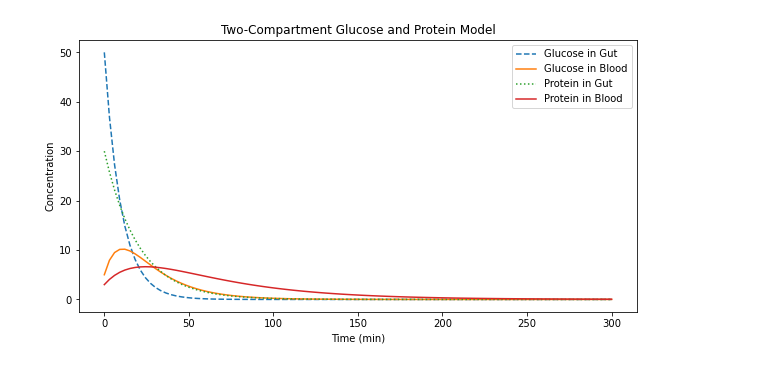
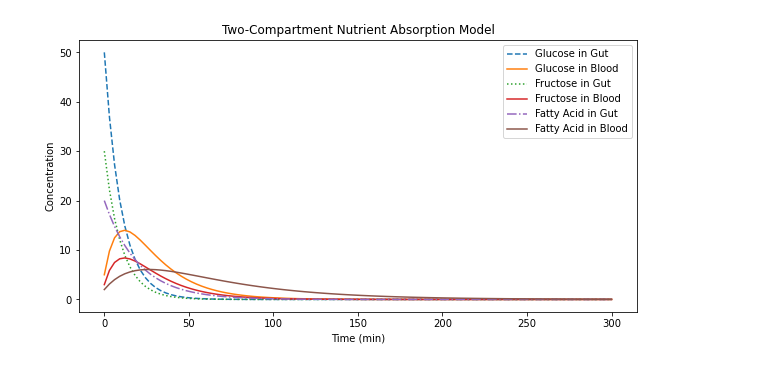
Before and after one commit to vivek-booshan/pkpd, a Jupyter notebook: food_metabolism/GI Tract.ipynb, the cells around one changed output. Drawn from its saved outputs; the diff is of its cells as text; code cells hidden in the pictures.

```diff
--- a/food_metabolism/GI Tract.ipynb
+++ b/food_metabolism/GI Tract.ipynb
@@ -59,54 +12,86 @@ class GlucoseModelParams:
     V_blood: float  # Volume of blood compartment (L)
 
 @dataclass
-class ProteinModelParams:
+class FructoseModelParams:
     k_abs: float  # Absorption rate constant (1/min)
     k_clear: float  # Clearance rate constant (1/min)
     V_gut: float  # Volume of gut compartment (L)
     V_blood: float  # Volume of blood compartment (L)
 
+@dataclass
+class FattyAcidModelParams:
+    k_abs: float  # Absorption rate constant (1/min)
+    k_clear: float  # Clearance rate constant (1/min)
+    V_gut: float  # Volume of gut compartment (L)
+    V_blood: float  # Volume of blood compartment (L)
+
+"""@dataclass
+class ProteinModelParams:
+    k_abs: float  # Absorption rate constant (1/min)
+    k_clear: float  # Clearance rate constant (1/min)
+    V_gut: float  # Volume of gut compartment (L)
+    V_blood: float  # Volume of blood compartment (L)"""
+
 def glucose_two_compartment(t, y, params):
     G_gut, G_blood = y
-
-    dG_gut_dt = -(params.k_abs * G_gut * params.V_gut)/params.V_gut
-    dG_blood_dt = ((params.k_abs * G_gut * params.V_gut) - (params.k_clear * G_blood * params.V_blood))/params.V_blood
-
+    dG_gut_dt = -(params.k_abs * G_gut * params.V_gut) / params.V_gut
+    dG_blood_dt = ((params.k_abs * G_gut * params.V_gut) - (params.k_clear * G_blood * params.V_blood)) / params.V_blood
     return [dG_gut_dt, dG_blood_dt]
 
-def protein_two_compartment(t, y, params):
+def fructose_two_compartment(t, y, params):
+    F_gut, F_blood = y
+    dF_gut_dt = -(params.k_abs * F_gut * params.V_gut) / params.V_gut
+    dF_blood_dt = ((params.k_abs * F_gut * params.V_gut) - (params.k_clear * F_blood * params.V_blood)) / params.V_blood
+    return [dF_gut_dt, dF_blood_dt]
+
+def fatty_acid_two_compartment(t, y, params):
+    FA_gut, FA_blood = y
+    dFA_gut_dt = -(params.k_abs * FA_gut * params.V_gut) / params.V_gut
+    dFA_blood_dt = ((params.k_abs * FA_gut * params.V_gut) - (params.k_clear * FA_blood * params.V_blood)) / params.V_blood
+    return [dFA_gut_dt, dFA_blood_dt]
+
+"""def protein_two_compartment(t, y, params):
     P_gut, P_blood = y
-
-    dP_gut_dt = -(params.k_abs * P_gut * params.V_gut)/params.V_gut
-    dP_blood_dt = ((params.k_abs * P_gut * params.V_gut) - (params.k_clear * P_blood * params.V_blood))/params.V_blood
-
+    dP_gut_dt = -(params.k_abs * P_gut * params.V_gut) / params.V_gut
+    dP_blood_dt = ((params.k_abs * P_gut * params.V_gut) - (params.k_clear * P_blood * params.V_blood)) / params.V_blood
     return [dP_gut_dt, dP_blood_dt]
-
+"""
 # Define parameters
-glucose_params = GlucoseModelParams(k_abs=0.1, k_clear=0.05, V_gut=1.5, V_blood=5.0)
-protein_params = ProteinModelParams(k_abs=0.05, k_clear=0.02, V_gut=1.5, V_blood=5.0)
+glucose_params = GlucoseModelParams(k_abs=0.1, k_clear=0.05, V_gut=1.25, V_blood=2.75)
+fructose_params = FructoseModelParams(k_abs=0.1, k_clear=0.05, V_gut=1.25, V_blood=2.75)
+fatty_acid_params = FattyAcidModelParams(k_abs=0.05, k_clear=0.02, V_gut=1.25, V_blood=2.75)
+protein_params = ProteinModelParams(k_abs=0.08, k_clear=0.03, V_gut=1.25, V_blood=52.75)
 
 # Initial conditions
 glucose_y0 = [50, 5]  # Glucose in gut and blood (mmol)
-protein_y0 = [30, 3]  # Protein in gut and blood (arbitrary units)
+fructose_y0 = [30, 3]  # Fructose in gut and blood (mmol)
+fatty_acid_y0 = [20, 2]  # Fatty acid in gut and blood (mmol)
+#protein_y0 = [40, 4]  # Protein in gut and blood (mmol)
 
 # Time span for simulation
 t_span = (0, 300)
 t_eval = np.linspace(*t_span, 100)
 
 # Solve ODEs
 glucose_solution = solve_ivp(glucose_two_compartment, t_span, glucose_y0, t_eval=t_eval, args=(glucose_params,))
-protein_solution = solve_ivp(protein_two_compartment, t_span, protein_y0, t_eval=t_eval, args=(protein_params,))
+fructose_solution = solve_ivp(fructose_two_compartment, t_span, fructose_y0, t_eval=t_eval, args=(fructose_params,))
+fatty_acid_solution = solve_ivp(fatty_acid_two_compartment, t_span, fatty_acid_y0, t_eval=t_eval, args=(fatty_acid_params,))
+#protein_solution = solve_ivp(protein_two_compartment, t_span, protein_y0, t_eval=t_eval, args=(protein_params,))
 
 # Plot results
 plt.figure(figsize=(10, 5))
 plt.plot(glucose_solution.t, glucose_solution.y[0], label='Glucose in Gut', linestyle='dashed')
 plt.plot(glucose_solution.t, glucose_solution.y[1], label='Glucose in Blood')
-plt.plot(protein_solution.t, protein_solution.y[0], label='Protein in Gut', linestyle='dotted')
-plt.plot(protein_solution.t, protein_solution.y[1], label='Protein in Blood')
+plt.plot(fructose_solution.t, fructose_solution.y[0], label='Fructose in Gut', linestyle='dotted')
+plt.plot(fructose_solution.t, fructose_solution.y[1], label='Fructose in Blood')
+plt.plot(fatty_acid_solution.t, fatty_acid_solution.y[0], label='Fatty Acid in Gut', linestyle='dashdot')
+plt.plot(fatty_acid_solution.t, fatty_acid_solution.y[1], label='Fatty Acid in Blood')
+#plt.plot(protein_solution.t, protein_solution.y[0], label='Protein in Gut', linestyle='solid')
+#plt.plot(protein_solution.t, protein_solution.y[1], label='Protein in Blood')
 plt.xlabel('Time (min)')
 plt.ylabel('Concentration')
-plt.title('Two-Compartment Glucose and Protein Model')
+plt.title('Two-Compartment Nutrient Absorption Model')
 plt.legend()
 plt.show()
 # %% [output]
-[figure, old version]
+[figure, new version]
```
Also changed, not shown: parts of 6 cells of this notebook.
